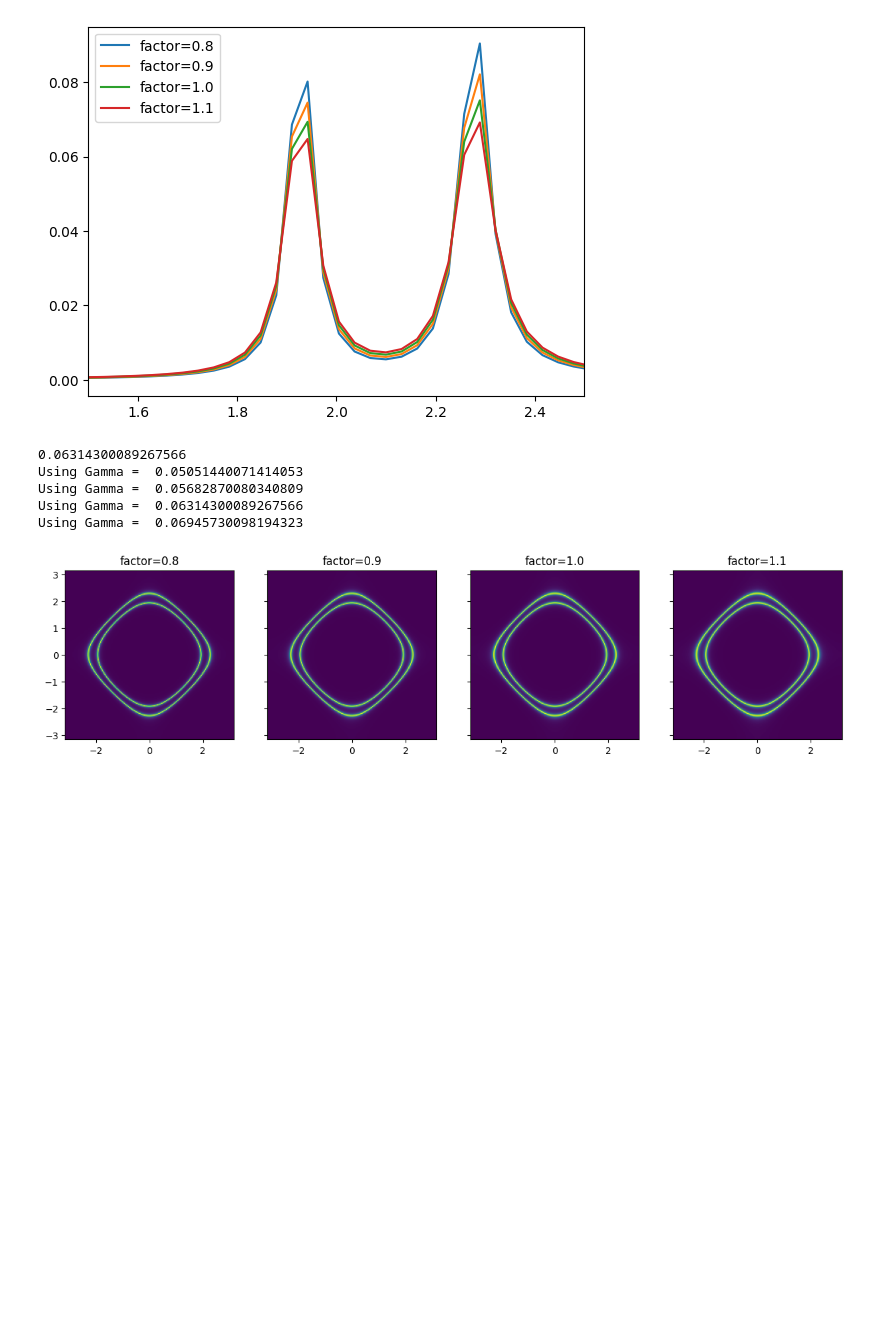
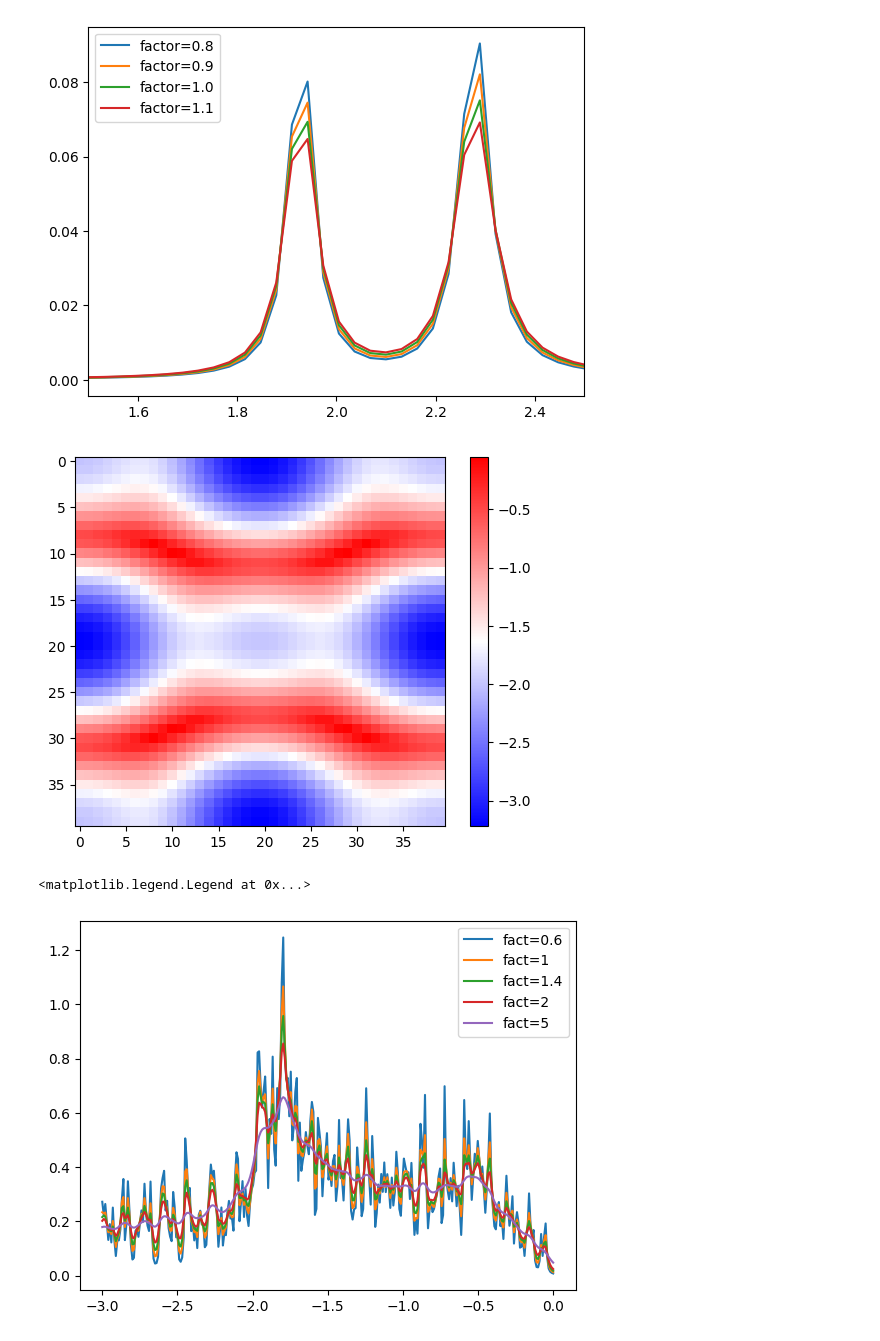
Before and after one commit to valeeb/blochK, a Jupyter notebook: benchmarking.ipynb, the cells around one changed output. Drawn from its saved outputs; the diff is of its cells as text; code cells hidden in the pictures; blank space fills up the shorter version.

```diff
--- a/benchmarking.ipynb
+++ b/benchmarking.ipynb
@@ -156,37 +143,49 @@ plt.xlim(1.5,2.5)
 0.06314300089267522
 (1.5, 2.5)
 [figure]
-# %%
-from blochK.plotting.utils import extent, sample_square #for getting the correct extent
-
-ks = sample_square(Lq)
-
-es,psis = H.diagonalize(*ks)
-
-des_x = np.roll(es, 1, axis=2) - es
-des_y = np.roll(es, 1, axis=1) - es
-des = np.abs([des_x, des_y]).flatten()
-des0 = des.max()
-print(des0)
-
-
-fig,axs = plt.subplots(1,len(factors),figsize=(15,5),sharey=True)
-
-for fac,ax in zip(factors,axs):
-    ax.set_title('factor='+str(fac))
-    Gamma = des0 * fac
-    print('Using Gamma = ',Gamma)
-    Ak = np.sum(Gamma/(es**2+Gamma**2),axis=(0))/Lq**2
-
-    ax.imshow(Ak,extent=extent(ks),origin='lower')
-
-    #ax.set_xlim(1,2.5)
-    #ax.set_ylim(-1,1)
-# %% [output]
-0.06314300089267566
-Using Gamma =  0.05051440071414053
-Using Gamma =  0.05682870080340809
-Using Gamma =  0.06314300089267566
-Using Gamma =  0.06945730098194323
-[figure, removed]
+# %%
+Lk = 40
+
+Hamiltonian = H_AM
+
+ks = plotting.utils.sample_square(Lk)
+
+es,psis = Hamiltonian.diagonalize(*ks)
+
+de = es[0]-es[1]
+
+im = plt.imshow(de,cmap='bwr')
+plt.colorbar(im)
+plt.show()
+
+de0 = de[3,5]
+
+energies = np.linspace(-3,0,300)
+
+for fact in [0.6,1,1.4,2,5]:
+
+    eps = (energies[1]-energies[0])*fact
+
+    delta = eps/((energies[np.newaxis,np.newaxis,:]-de[:,:,np.newaxis])**2+eps**2)/np.pi
+
+    delta = np.sum(delta,axis=(0,1))/Lk**2
+
+    plt.plot(energies,delta,label='fact='+str(fact))
+
+plt.legend()
+
+
+# for fact in np.linspace(0.2,0.6,5):
+#     eps = (energies[1]-energies[0])*fact
+#     delta = eps/((energies-de0)**2+eps**2)/np.pi
+#     plt.plot(energies,delta,label='eps='+str(fact))
+
+# plt.plot(energies,eps/((energies-de0)**2+eps**2)/np.pi,label='eps='+str(fact))
+
+# plt.axvline(de0)
+# plt.legend()
+# %% [output]
+[figure, added]
+<matplotlib.legend.Legend at 0x...>
+[figure, added]
 # %%
```
Also changed, not shown: parts of 9 cells of this notebook, 7 other files.
